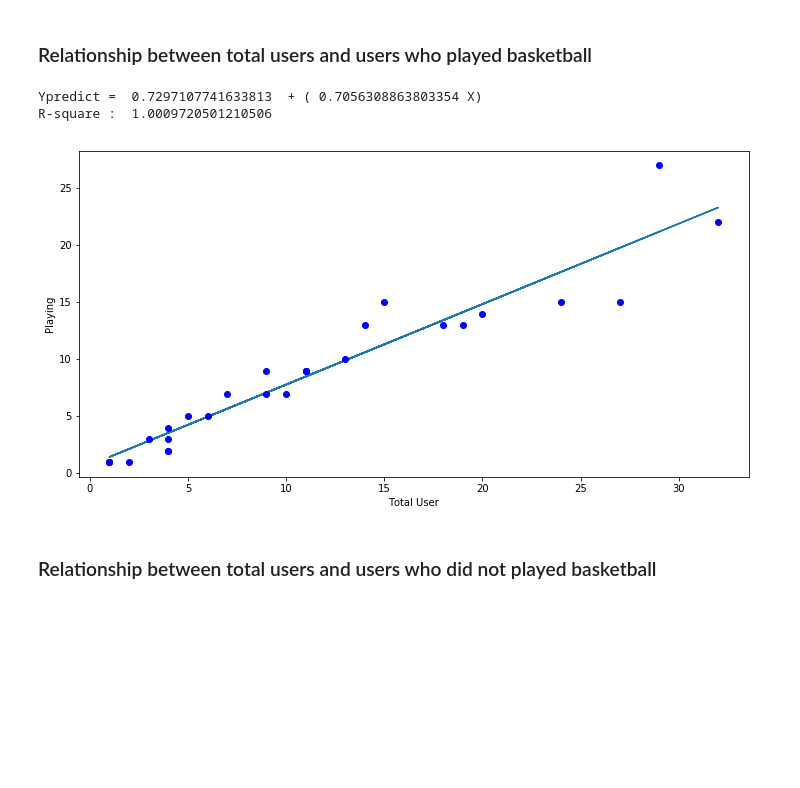
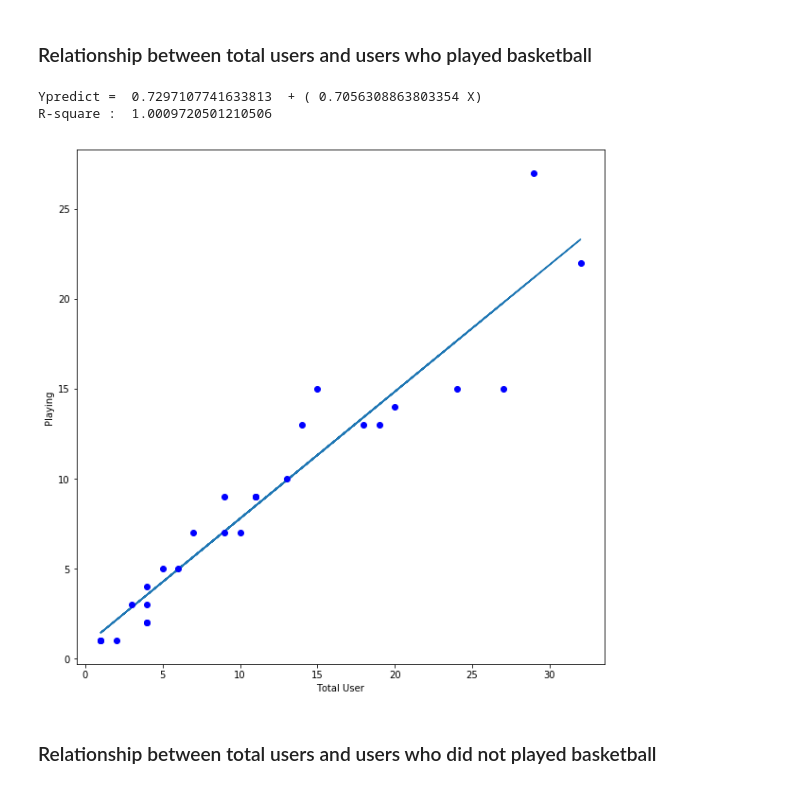
Before and after one commit to badgooooor/basketball-survey, a Jupyter notebook: Basketball Court Survey - Data Analysis.ipynb, the cells around one changed output. Cells and saved outputs as stored; diff of their text form; code cells hidden in the pictures; blank space fills up the shorter version.

```diff
--- a/Basketball Court Survey - Data Analysis.ipynb
+++ b/Basketball Court Survey - Data Analysis.ipynb
@@ -107,7 +107,7 @@ plt.legend()
 # %% [markdown]
 ### Relationship between total users and users who played basketball
 # %%
-def linear_regression(df):
+def linear_regression(df, label_x, label_y):
     n = np.size(df)
     x_mean, y_mean = np.mean(df['x']), np.mean(df['y'])
 
@@ -129,19 +129,19 @@ def linear_regression(df):
     print('R-square : ', R2)
     # Prediction
     df['ypred'] = alpha + (beta * data['Total User'])
-    plt.figure(figsize=(12, 6))
+    plt.figure(figsize=(10, 10))
     plt.plot(df['x'], df['ypred'])
     plt.plot(df['x'], df['y'], 'bo')
-    plt.xlabel('Total User')
-    plt.ylabel('Playing')
+    plt.xlabel(label_x)
+    plt.ylabel(label_y)
     plt.show()
 # %%
 df = pd.DataFrame({"x": data['Total User'], "y": data['Playing']})
-linear_regression(df)
+linear_regression(df, 'Total User', 'Playing')
 # %% [output]
 Ypredict =  0.7297107741633813  + ( 0.7056308863803354 X)
 R-square :  1.0009720501210506
-[figure, old version]
+[figure, new version]
 # %% [markdown]
 ### Relationship between total users and users who did not played basketball
 # %%
```
Also changed, not shown: parts of 1 cell of this notebook.
